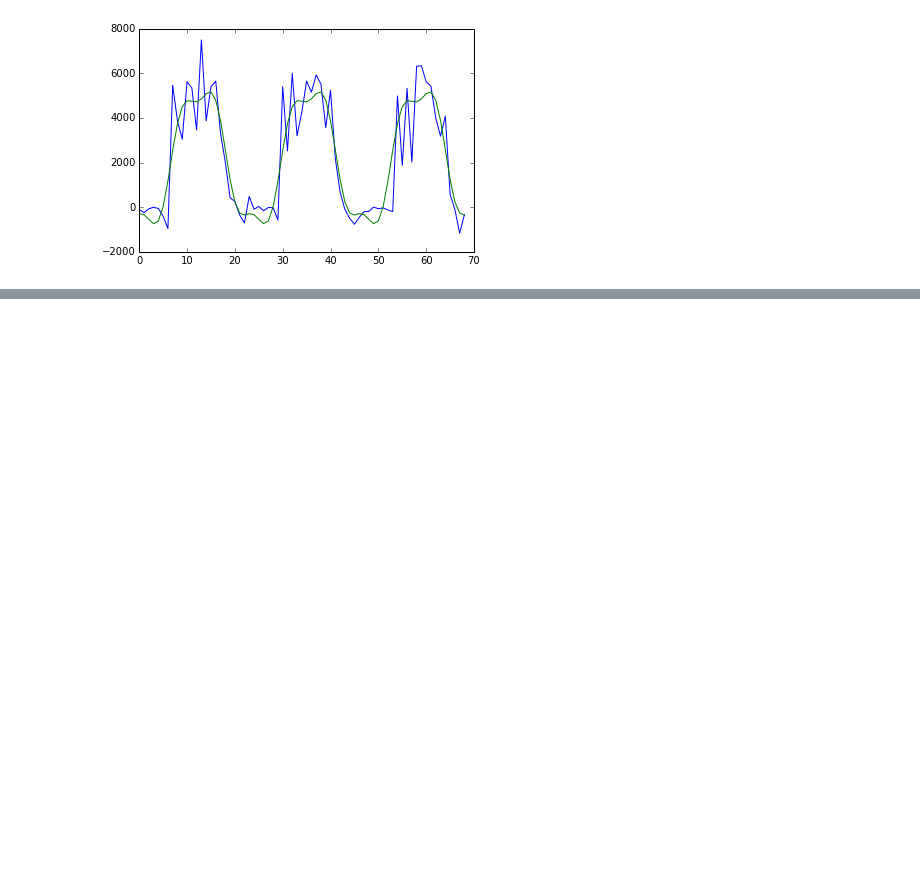
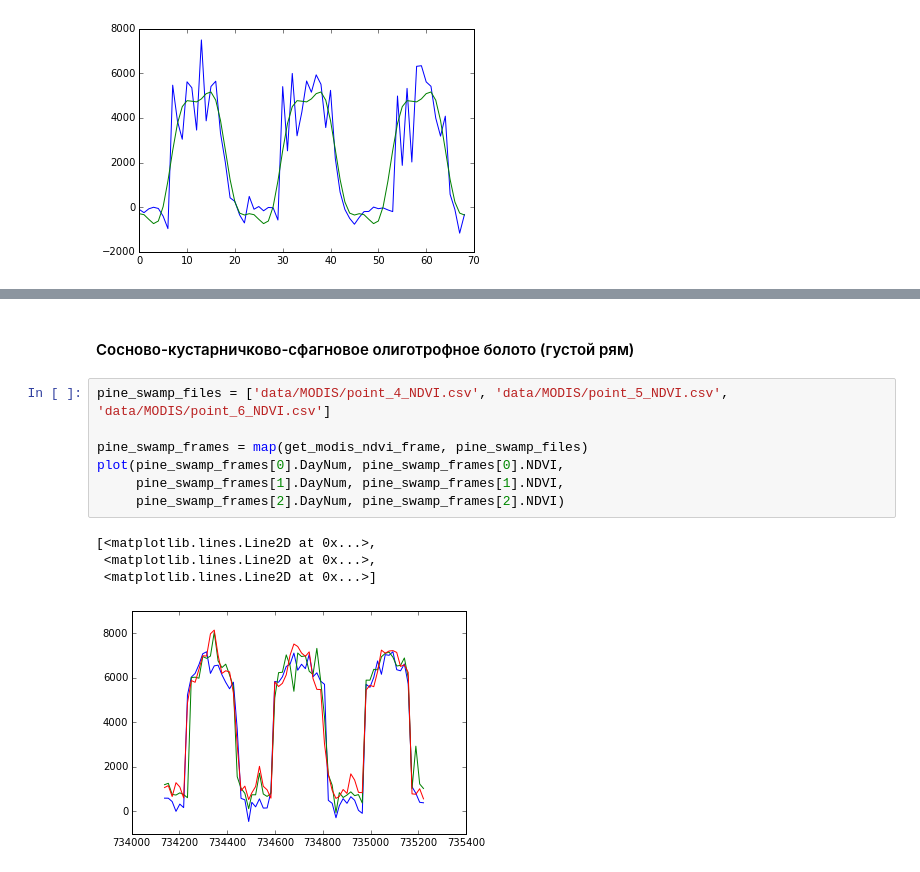
Before and after one commit to KolesovDmitry/remote_sensing, a Jupyter notebook: FFT_NDVI_Segmentation.ipynb, the cells around one changed output, grey strips where cells are left out. Saved outputs shown, nothing was run; the diff lists cells and outputs as text; blank space fills up the shorter version.

```diff
--- a/FFT_NDVI_Segmentation.ipynb
+++ b/FFT_NDVI_Segmentation.ipynb
@@ -194,0 +220,14 @@ plot(t, water0, t, water0_filt)
+# %% [markdown]
+#### Сосново-кустарничково-сфагновое олиготрофное болото (густой рям)
+# %%
+pine_swamp_files = ['data/MODIS/point_4_NDVI.csv', 'data/MODIS/point_5_NDVI.csv', 'data/MODIS/point_6_NDVI.csv']
+
+pine_swamp_frames = map(get_modis_ndvi_frame, pine_swamp_files)
+plot(pine_swamp_frames[0].DayNum, pine_swamp_frames[0].NDVI,
+     pine_swamp_frames[1].DayNum, pine_swamp_frames[1].NDVI,
+     pine_swamp_frames[2].DayNum, pine_swamp_frames[2].NDVI)
+# %% [output]
+[<matplotlib.lines.Line2D at 0x...>,
+ <matplotlib.lines.Line2D at 0x...>,
+ <matplotlib.lines.Line2D at 0x...>]
+[figure, added]
```
Also changed, not shown: parts of 50 cells of this notebook.
